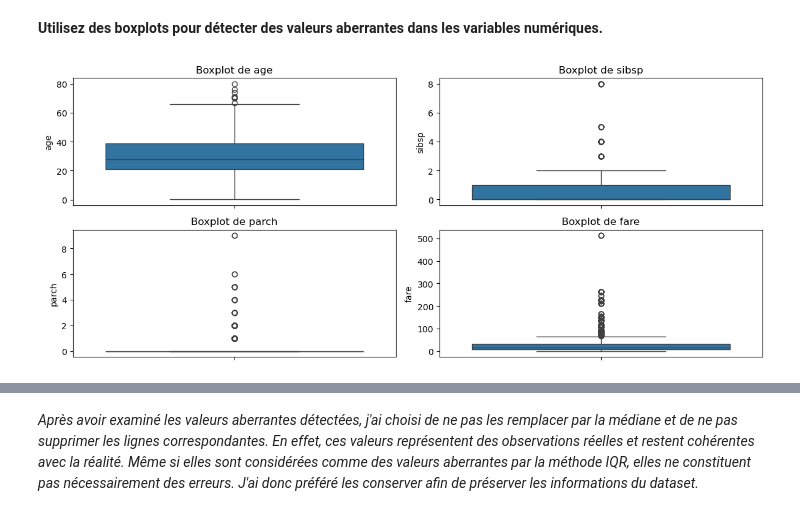
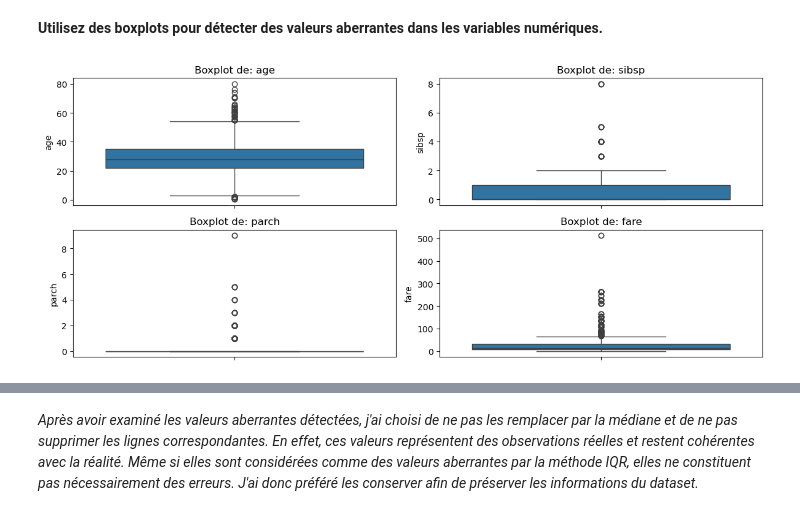
Before and after one commit to hassanrahhal2000/TPs-Machine-Learning, a Jupyter notebook: TP1/TP1_IAA.ipynb, the cells around one changed output, grey strips where cells are left out. Saved outputs shown, nothing was run; the diff lists cells and outputs as text; code cells hidden in the pictures.

```diff
--- a/TP1/TP1_IAA.ipynb
+++ b/TP1/TP1_IAA.ipynb
@@ -127,15 +111,14 @@ mediane utilise : 28.0
 ***Pour les variables catégorielles, remplacez les valeurs manquantes par
 la mode (valeur la plus fréquente).***
 # %%
-# Identifier les variables catégorielles
-cat_cols = df.select_dtypes(include=['object']).columns
 
-# Remplacer les valeurs manquantes par le mode
+cat_cols = X_train.select_dtypes(include=['object']).columns
 for col in cat_cols:
-    df[col].fillna(df[col].mode()[0], inplace=True)
-
-# verification des resultat
-print(df[cat_cols].isnull().sum())
+    mode_value = X_train[col].mode()[0]
+    X_train[col] = X_train[col].fillna(mode_value)
+    X_test[col] = X_test[col].fillna(mode_value)
+print(X_train[cat_cols].isnull().sum())
+print(X_test[cat_cols].isnull().sum())
 # %% [output]
 name         0
 sex          0
@@ -153,0 +141,6 @@ For example, when doing 'df[col].method(value, inplace=True)', try using 'df.met
+# %%
+
+X_train.drop(columns=["name", "ticket"], inplace=True)
+X_test.drop(columns=["name", "ticket"], inplace=True)
+print("Colonnes supprimées : name et ticket")
+print("Colonnes restantes :", X_train.isna().sum())
@@ -166,11 +183,8 @@ fare     0.076394
 dtype: float64
 # %%
 
- missing_percent = df.isnull().mean() * 100
-
-cols_to_drop = missing_percent[missing_percent > 40].index
-
-df.drop(columns=cols_to_drop, inplace=True)
-
-print("les Colonnes  a supprimées est  :", list(cols_to_drop))
+cols_to_drop = pct[pct > 40].index
+X_train.drop(columns=cols_to_drop, inplace=True)
+X_test.drop(columns=cols_to_drop, inplace=True)
+print("Les colonnes supprimées sont :", list(cols_to_drop))
 # %% [output]
@@ -183,17 +197,13 @@ numériques.**
 # %%
 import matplotlib.pyplot as plt
 import seaborn as sns
-
 num_cols = ['age', 'sibsp', 'parch', 'fare']
-
 plt.figure(figsize=(12, 10))
-
 for i, col in enumerate(num_cols):
     plt.subplot(4, 2, i + 1)
-    sns.boxplot(y=df[col])
-    plt.title(f'Boxplot de {col}')
-
+    sns.boxplot(y=X_train[col])
+    plt.title(f'Boxplot de: {col}')
 plt.tight_layout()
 plt.show()
 # %% [output]
-[figure, old version]
+[figure, new version]
```
Also changed, not shown: parts of 37 cells of this notebook, 1 other file.
